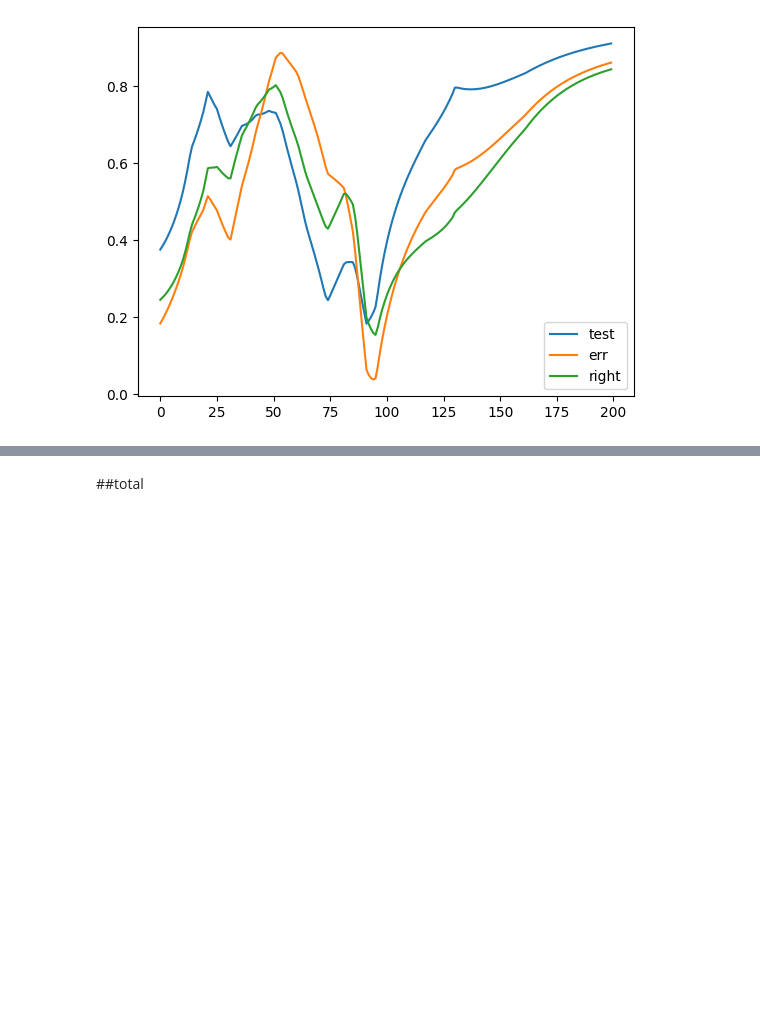
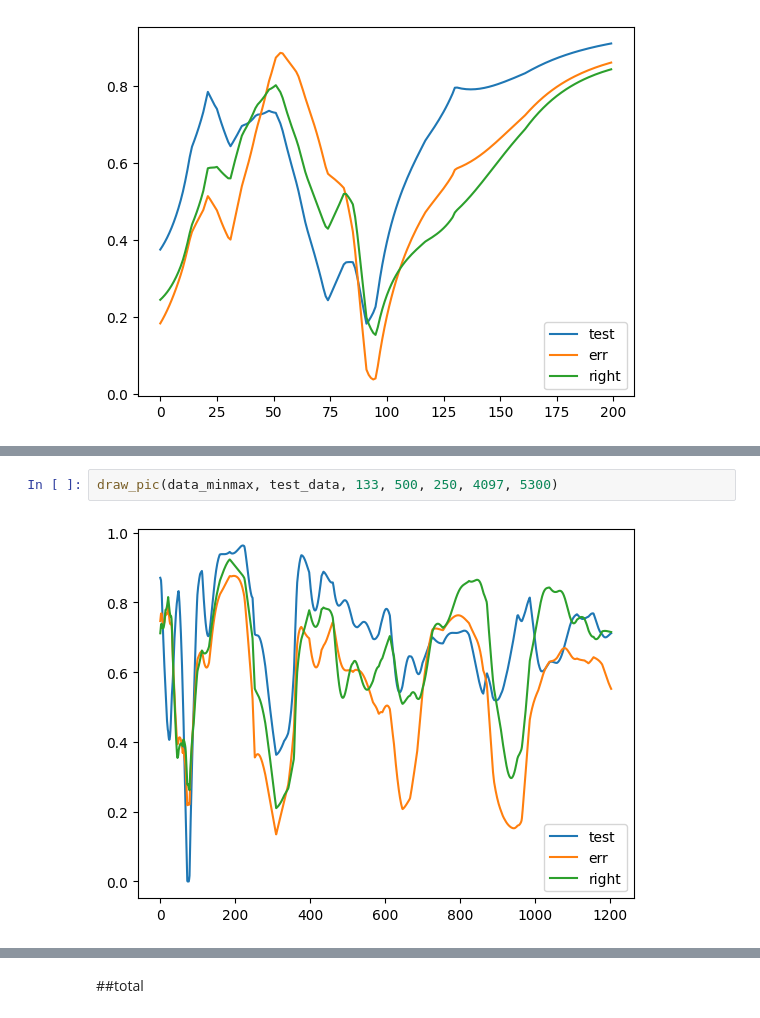
Before and after one commit to LeeYuuuan/yuanyuansrep, a Jupyter notebook: lalalalala.ipynb, the cells around one changed output, grey strips where cells are left out. Saved outputs shown, nothing was run; the diff lists cells and outputs as text; blank space fills up the shorter version.

```diff
--- a/lalalalala.ipynb
+++ b/lalalalala.ipynb
@@ -225,0 +253,4 @@ draw_pic(data_minmax, test_data, idx, 150, 500,0,200)
+# %%
+draw_pic(data_minmax, test_data, 133, 500, 250, 4097, 5300)
+# %% [output]
+[figure, added]
```
Also changed, not shown: parts of 7 cells of this notebook.
